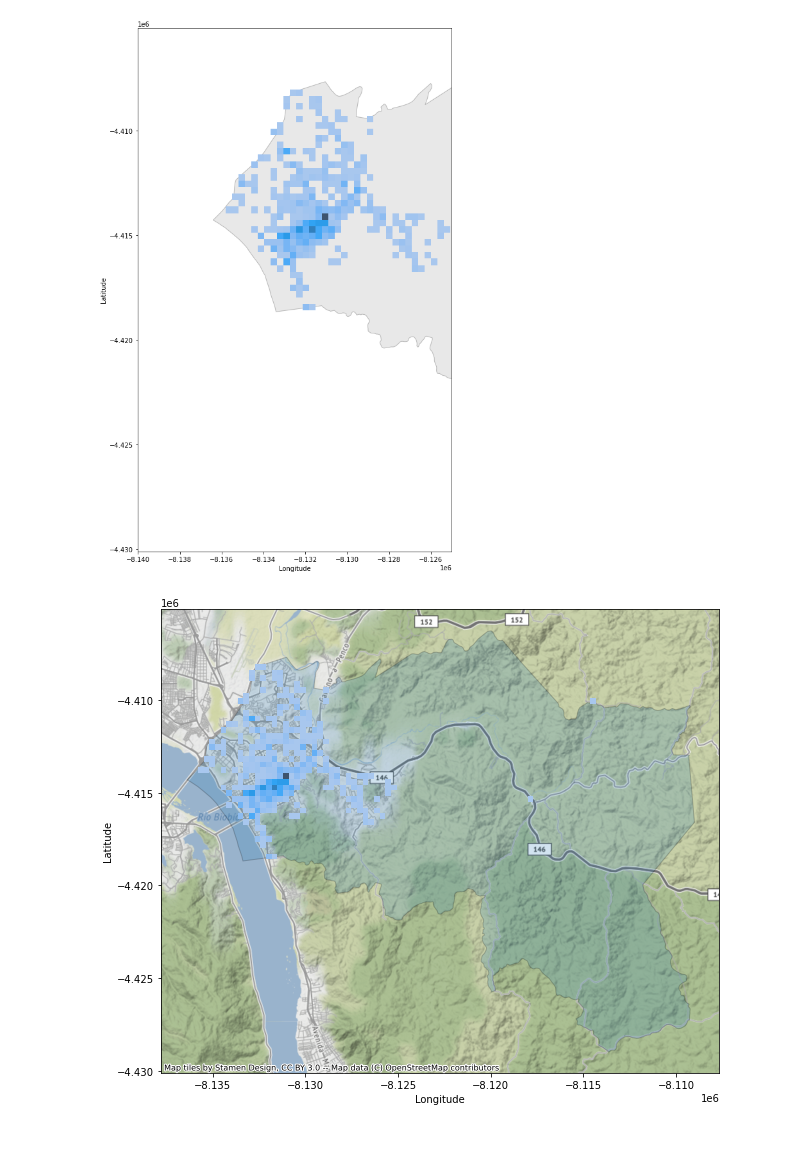
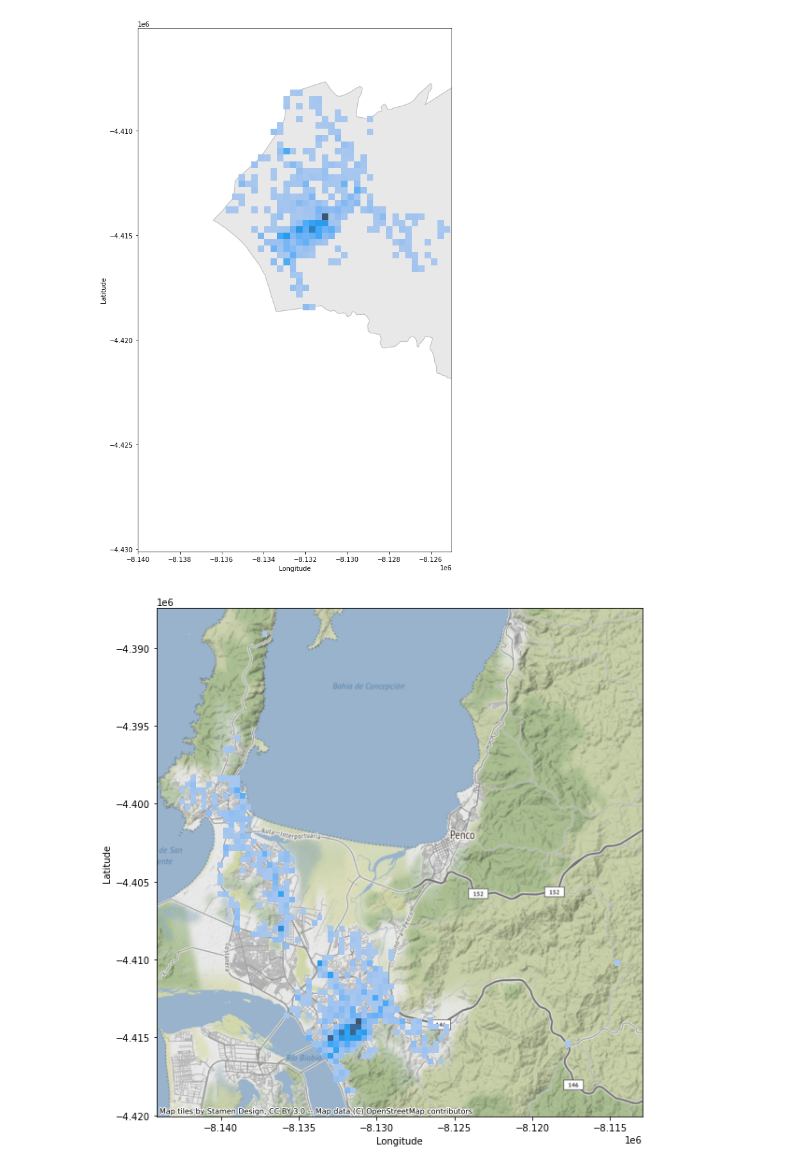
Before and after one commit to matiasfbr/CL_Seguridad_Vial, a Jupyter notebook: Seguridad Vial.ipynb, the cells around one changed output. Saved outputs shown, nothing was run; the diff lists cells and outputs as text; code cells hidden in the pictures; blank space fills up the shorter version.

Commit message:
Agrega imagenes de accidentes de Concepción y Talcahuano

```diff
--- a/Seguridad Vial.ipynb
+++ b/Seguridad Vial.ipynb
@@ -120,16 +120,20 @@ ax.set_xlim([-8.14E6,-8.125E6])
 (-8140000.0, -8125000.0)
 [figure]
 # %%
+df_wm = chile[(chile['codregion']==8) & (chile['Comuna'].isin(['TALCAHUANO','CONCEPCION']))]
+
 ax = df_wm.plot(figsize=(10, 10), alpha=0.2, edgecolor='k')
+
 
 sns.histplot(
     x = 'Longitude',
     y = 'Latitude',
     kde = True,
+    bins = 50,
     ax = ax,
-    data = df[df['COMUNA']=='CONCEPCION']
+    data = df[df['COMUNA'].isin(['TALCAHUANO','CONCEPCION'])]
 )
 
 cx.add_basemap(ax)
 # %% [output]
-[figure, old version]
+[figure, new version]
```
Also changed, not shown: parts of 3 cells of this notebook, 1 other file.
